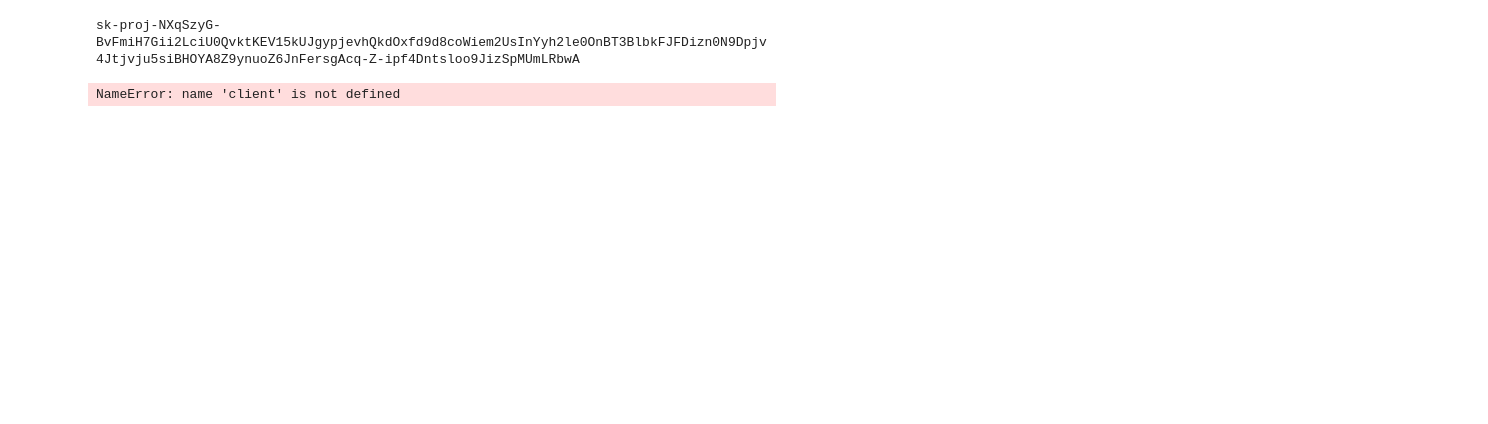
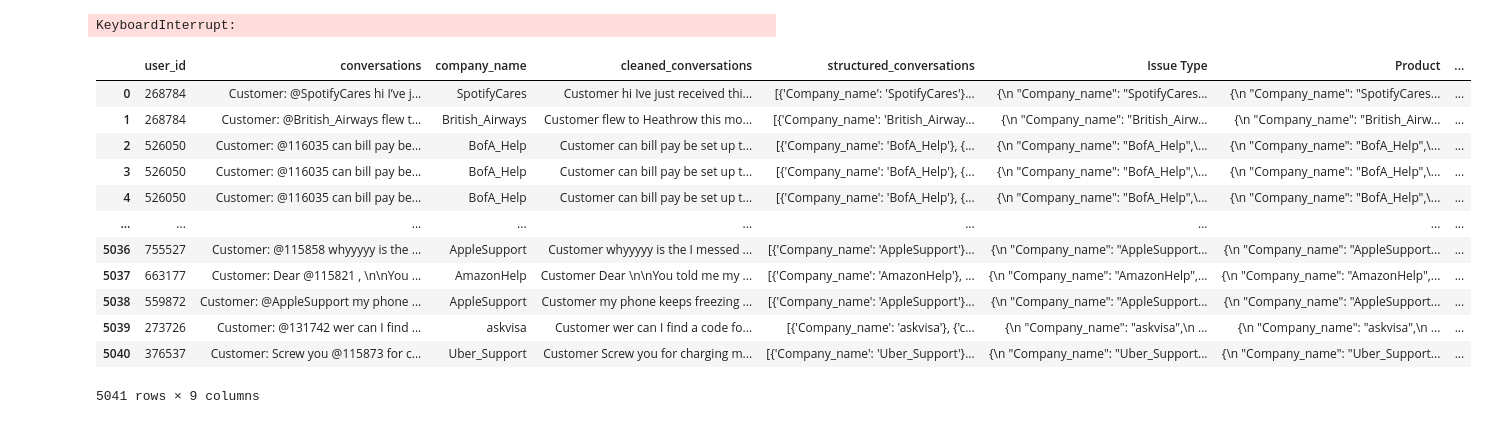
Before and after one commit to KemalSahin2001/427-project, a Jupyter notebook: Notebooks/Gpt Pipeline/Extract_intents.ipynb, the cells around one changed output. Saved outputs shown, nothing was run; the diff lists cells and outputs as text; code cells hidden in the pictures; blank space fills up the shorter version.

```diff
--- a/Notebooks/Gpt Pipeline/Extract_intents.ipynb
+++ b/Notebooks/Gpt Pipeline/Extract_intents.ipynb
@@ -7,11 +7,12 @@ import json
 from prompts import PRODUCT_PROMPT, ISSUE_TYPE_PROMPT, SERVICES_PROMPT, RELATIONSHIP_PROMPT, RESOLUTION_COMPLETION_PROMPT
 import os
 from dotenv import load_dotenv
+from tqdm import tqdm
+
 load_dotenv()
+
 # Load environment variables from .env file
 OPENAI_API_KEY = os.getenv("OPENAI_API_KEY")
-print(OPENAI_API_KEY)
+
 # Set OpenAI API key
-#client = openai.OpenAI(api_key=OPENAI_API_KEY)
+client = openai.OpenAI(api_key=OPENAI_API_KEY)
-# %% [output]
-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
@@ -20,7 +21,5 @@ data_name = "twcs_structured_UniqueCount-10_time-20250330-1246"
 # %%
 data = pd.read_excel(f'..\\..\\data\processed\sample\\{data_name}.xlsx')
-# %%
-data = data.iloc[:10]
 # %%
 ## Product Extraction
 def extract_product(text):
@@ -138,24 +137,47 @@ def process_dataframe(df):
 
     return pd.DataFrame(processed_data)
 # %%
-# Apply the function to the DataFrame
+
+# Apply the function to the DataFrame with progress tracking
+tqdm.pandas(desc="Processing structured conversations")
+
 # Extract issue types, products, and services
-data['Issue Type'] = data['structured_conversations'].apply(extract_issue_type)
-data['Product'] = data['structured_conversations'].apply(extract_product)
-data['Services'] = data['structured_conversations'].apply(extract_services)
+data['Issue Type'] = data['structured_conversations'].progress_apply(extract_issue_type)
+data['Product'] = data['structured_conversations'].progress_apply(extract_product)
+data['Services'] = data['structured_conversations'].progress_apply(extract_services)
 
 # Extract entities from the DataFrame
 processed_df = process_dataframe(data)
 
-# merge the processed DataFrame with the original DataFrame
+# Merge the processed DataFrame with the original DataFrame
 data = pd.concat([data, processed_df], axis=1)
 
-# Extract relationships
-data['relationship'] = data.apply(lambda row: extract_relationship(row['cleaned_conversations'], row['entities']), axis=1)
+# Extract relationships with progress tracking
+data['relationship'] = data.progress_apply(
+    lambda row: extract_relationship(row['cleaned_conversations'], row['entities']), axis=1
+)
 
-# Extract resolution completion
-data['resolution'] = data.apply(lambda row: resolution_completion(row['cleaned_conversations'], row['relationship']), axis=1)
+# Extract resolution completion with progress tracking
+data['resolution'] = data.progress_apply(
+    lambda row: resolution_completion(row['cleaned_conversations'], row['relationship']), axis=1
+)
 # %% [output]
-NameError: name 'client' is not defined
+KeyboardInterrupt:
 # %%
 data.to_excel(f'..\\..\\data\processed\extraction_output\\{data_name}_extracted.xlsx', index=False)
+# %%
+data
+# %% [output]
+|  | user_id | conversations | company_name | cleaned_conversations | structured_conversations | Issue Type | Product | ... |
+| 0 | 268784 | Customer: @SpotifyCares hi I’ve j... | SpotifyCares | Customer hi Ive just received thi... | [{'Company_name': 'SpotifyCares'}... | {\n "Company_name": "SpotifyCares... | {\n "Company_name": "SpotifyCares... | ... |
+| 1 | 268784 | Customer: @British_Airways flew t... | British_Airways | Customer flew to Heathrow this mo... | [{'Company_name': 'British_Airway... | {\n "Company_name": "British_Airw... | {\n "Company_name": "British_Airw... | ... |
+| 2 | 526050 | Customer: @116035 can bill pay be... | BofA_Help | Customer can bill pay be set up t... | [{'Company_name': 'BofA_Help'}, {... | {\n "Company_name": "BofA_Help",\... | {\n "Company_name": "BofA_Help",\... | ... |
+| 3 | 526050 | Customer: @116035 can bill pay be... | BofA_Help | Customer can bill pay be set up t... | [{'Company_name': 'BofA_Help'}, {... | {\n "Company_name": "BofA_Help",\... | {\n "Company_name": "BofA_Help",\... | ... |
+| 4 | 526050 | Customer: @116035 can bill pay be... | BofA_Help | Customer can bill pay be set up t... | [{'Company_name': 'BofA_Help'}, {... | {\n "Company_name": "BofA_Help",\... | {\n "Company_name": "BofA_Help",\... | ... |
+| ... | ... | ... | ... | ... | ... | ... | ... | ... |
+| 5036 | 755527 | Customer: @115858 whyyyyy is the ... | AppleSupport | Customer whyyyyy is the I messed ... | [{'Company_name': 'AppleSupport'}... | {\n "Company_name": "AppleSupport... | {\n "Company_name": "AppleSupport... | ... |
+| 5037 | 663177 | Customer: Dear @115821 , \n\nYou ... | AmazonHelp | Customer Dear \n\nYou told me my ... | [{'Company_name': 'AmazonHelp'}, ... | {\n "Company_name": "AmazonHelp",... | {\n "Company_name": "AmazonHelp",... | ... |
+| 5038 | 559872 | Customer: @AppleSupport my phone ... | AppleSupport | Customer my phone keeps freezing ... | [{'Company_name': 'AppleSupport'}... | {\n "Company_name": "AppleSupport... | {\n "Company_name": "AppleSupport... | ... |
+| 5039 | 273726 | Customer: @131742 wer can I find ... | askvisa | Customer wer can I find a code fo... | [{'Company_name': 'askvisa'}, {'c... | {\n "Company_name": "askvisa",\n ... | {\n "Company_name": "askvisa",\n ... | ... |
+| 5040 | 376537 | Customer: Screw you @115873 for c... | Uber_Support | Customer Screw you for charging m... | [{'Company_name': 'Uber_Support'}... | {\n "Company_name": "Uber_Support... | {\n "Company_name": "Uber_Support... | ... |
+5041 rows × 9 columns
```
Also changed, not shown: parts of 2 cells of this notebook, 9 other files.
